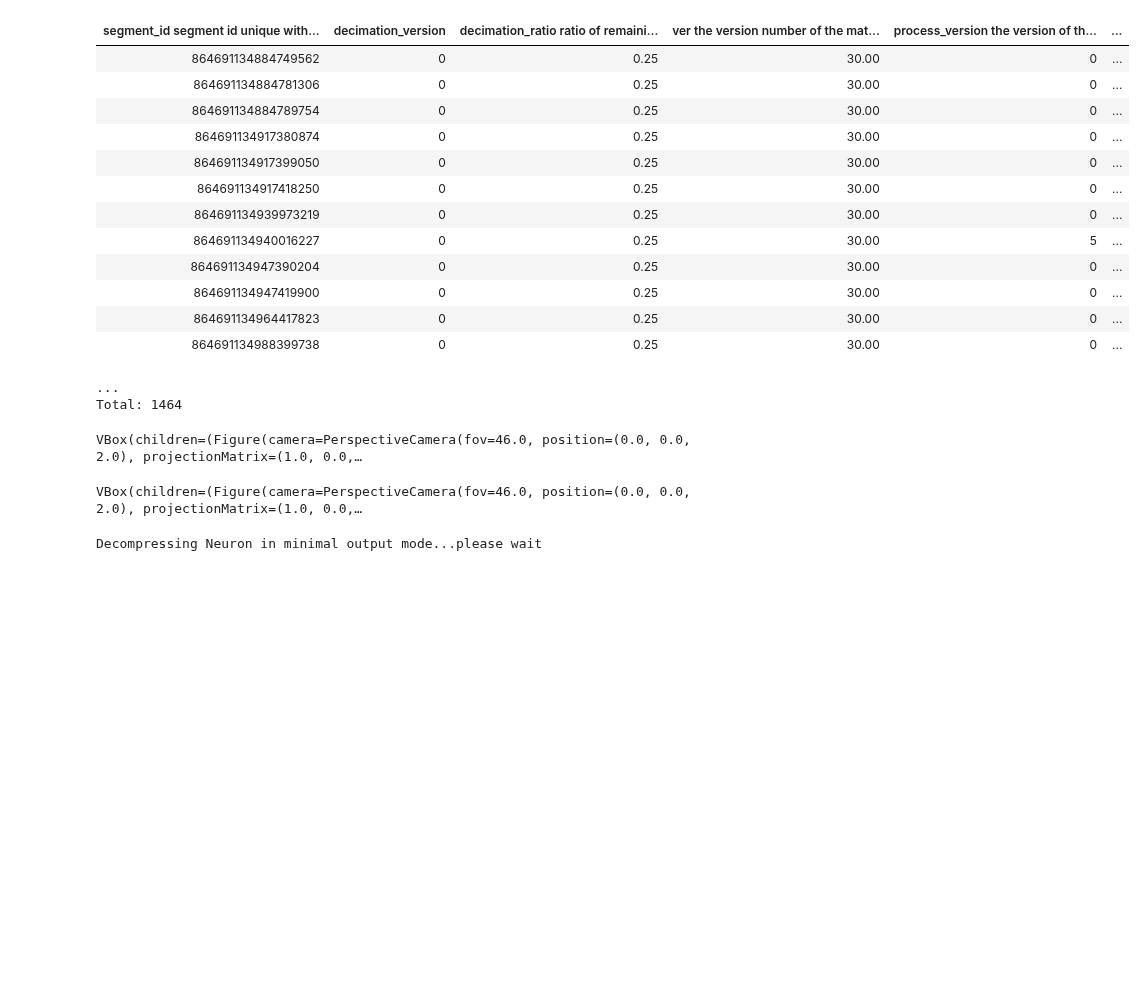
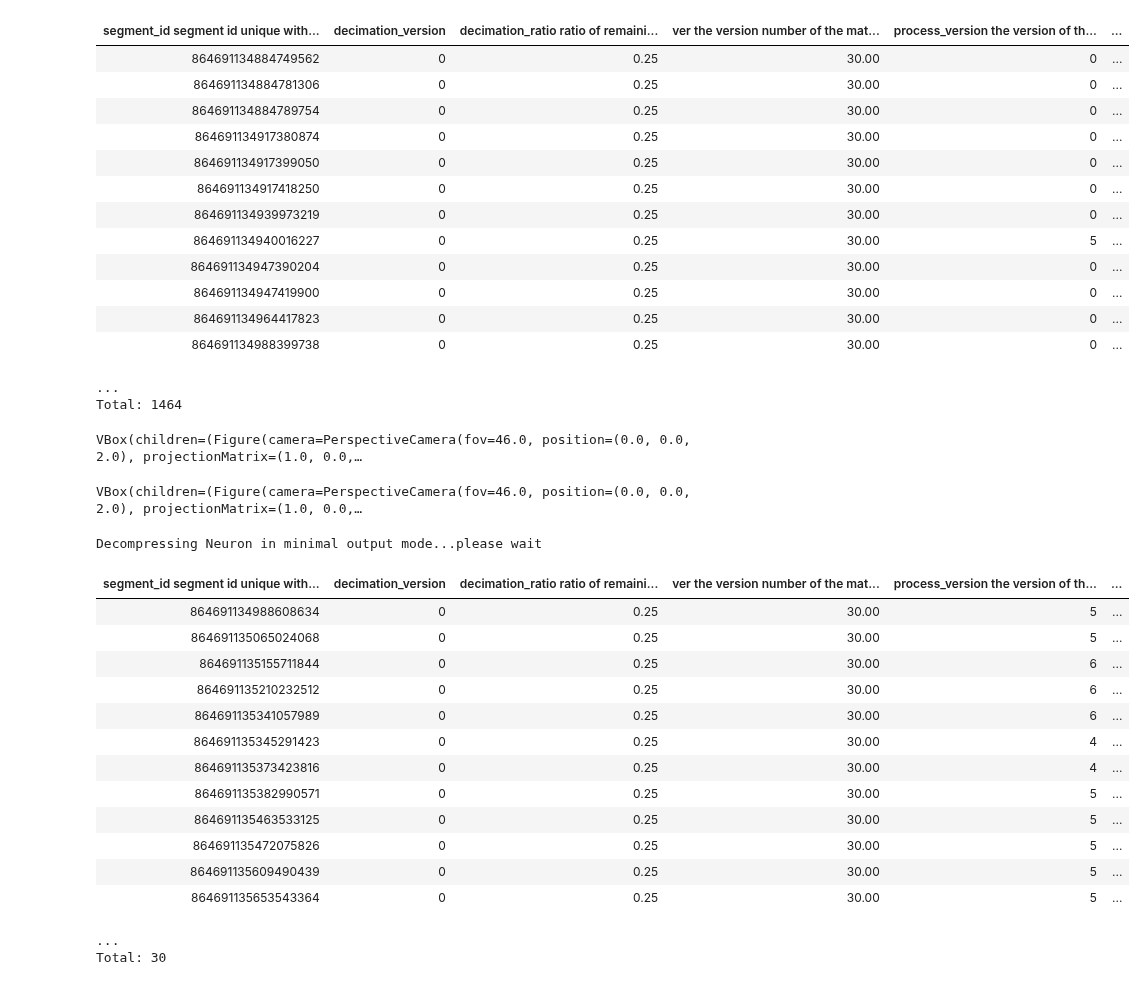
Before and after one commit to celiibrendan/neuron_mesh_tools, a Jupyter notebook: Auto_Proofreading/Figures_and_presentation/Presyn_Manual_vs_Auto.ipynb, the cells around one changed output. Saved outputs shown, nothing was run; the diff lists cells and outputs as text; code cells hidden in the pictures; blank space fills up the shorter version.

```diff
--- a/Auto_Proofreading/Figures_and_presentation/Presyn_Manual_vs_Auto.ipynb
+++ b/Auto_Proofreading/Figures_and_presentation/Presyn_Manual_vs_Auto.ipynb
@@ -581,3 +581,26 @@ su.compressed_pickle(neuron_obj.axon_skeleton,"864691135644809967_axon_skeleton"
 new_axon_skeleton = su.decompress_pickle("864691135644809967_axon_skeleton")
 # %% [output]
 Decompressing Neuron in minimal output mode...please wait
+# %%
+decimation_version = 0
+decimation_ratio = 0.25
+key_source = ((minnie.Decimation).proj(decimation_version='version') &
+                            "decimation_version=" + str(decimation_version) &
+                       f"decimation_ratio={decimation_ratio}" &  (minnie.BaylorSegmentCentroid() & "multiplicity>0")  & (minnie.AllenProofreading() & dict(month=3,day=3,year=2021)).proj())
+minnie.Decomposition() & key_source
+# %% [output]
+| segment_id segment id unique with... | decimation_version | decimation_ratio ratio of remaini... | ver the version number of the mat... | process_version the version of th... | ... |
+| 864691134988608634 | 0 | 0.25 | 30.00 | 5 | ... |
+| 864691135065024068 | 0 | 0.25 | 30.00 | 5 | ... |
+| 864691135155711844 | 0 | 0.25 | 30.00 | 6 | ... |
+| 864691135210232512 | 0 | 0.25 | 30.00 | 6 | ... |
+| 864691135341057989 | 0 | 0.25 | 30.00 | 6 | ... |
+| 864691135345291423 | 0 | 0.25 | 30.00 | 4 | ... |
+| 864691135373423816 | 0 | 0.25 | 30.00 | 4 | ... |
+| 864691135382990571 | 0 | 0.25 | 30.00 | 5 | ... |
+| 864691135463533125 | 0 | 0.25 | 30.00 | 5 | ... |
+| 864691135472075826 | 0 | 0.25 | 30.00 | 5 | ... |
+| 864691135609490439 | 0 | 0.25 | 30.00 | 5 | ... |
+| 864691135653543364 | 0 | 0.25 | 30.00 | 5 | ... |
+...
+Total: 30
```
Also changed, not shown: parts of 1 cell of this notebook, 15 other files.
